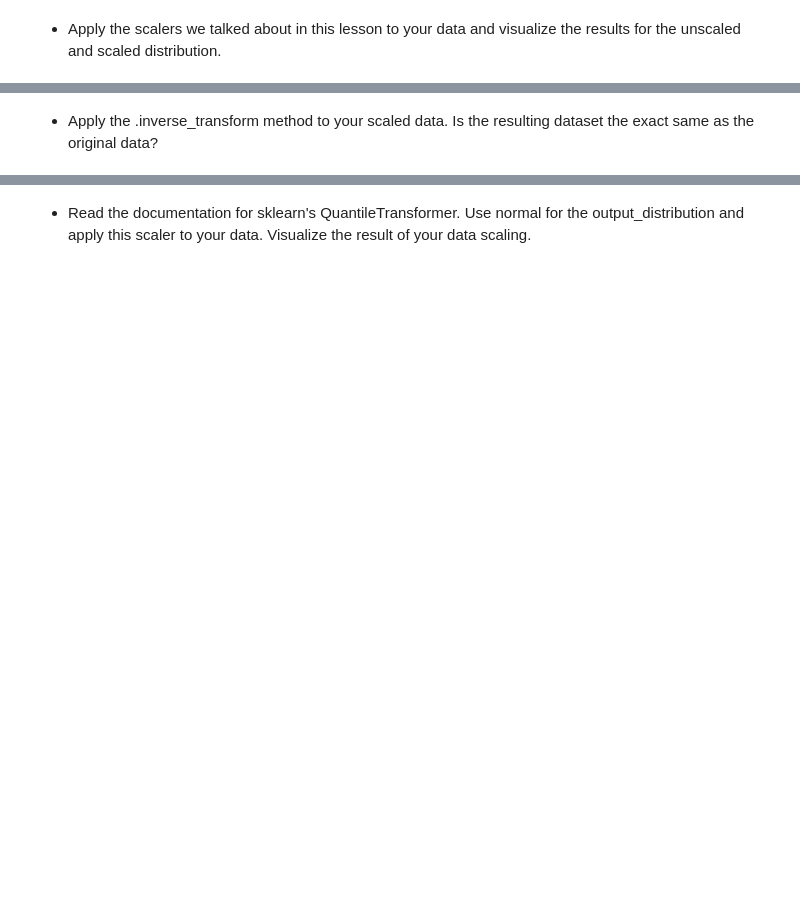
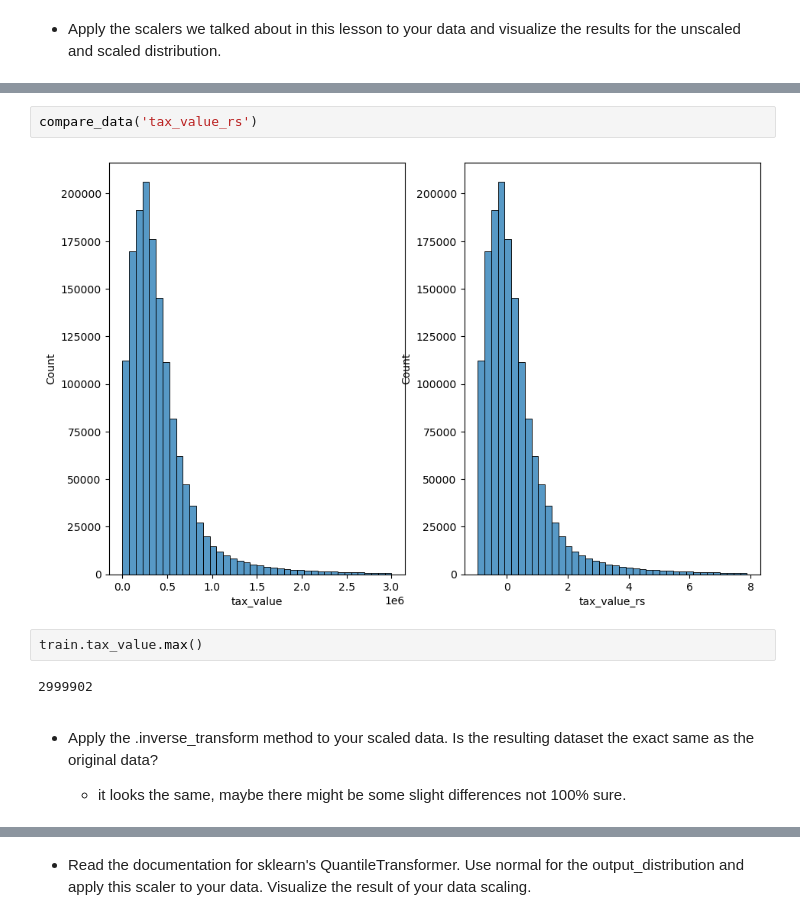
Before and after one commit to Marc-Aradillas/regression-exercises, a Jupyter notebook: scaling.ipynb, the cells around one changed output, grey strips where cells are left out. Drawn from its saved outputs; the diff is of its cells as text; blank space fills up the shorter version.

```diff
--- a/scaling.ipynb
+++ b/scaling.ipynb
@@ -34,2 +132,12 @@ df.head()
+# %%
+compare_data('tax_value_rs')
+# %% [output]
+[figure, added]
+# %%
+train.tax_value.max()
+# %% [output]
+2999902
 # %% [markdown]
 * Apply the .inverse_transform method to your scaled data. Is the resulting dataset the exact same as the original data?
+
+    - it looks the same, maybe there might be some slight differences not 100% sure.
```
Also changed, not shown: parts of 27 cells of this notebook, 2 other files.
